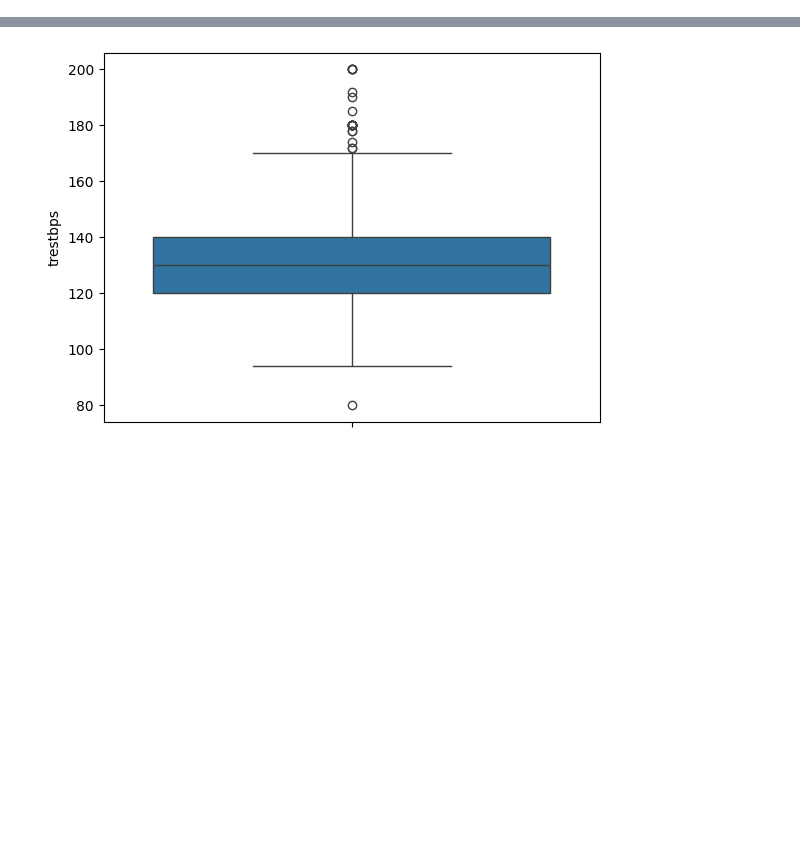
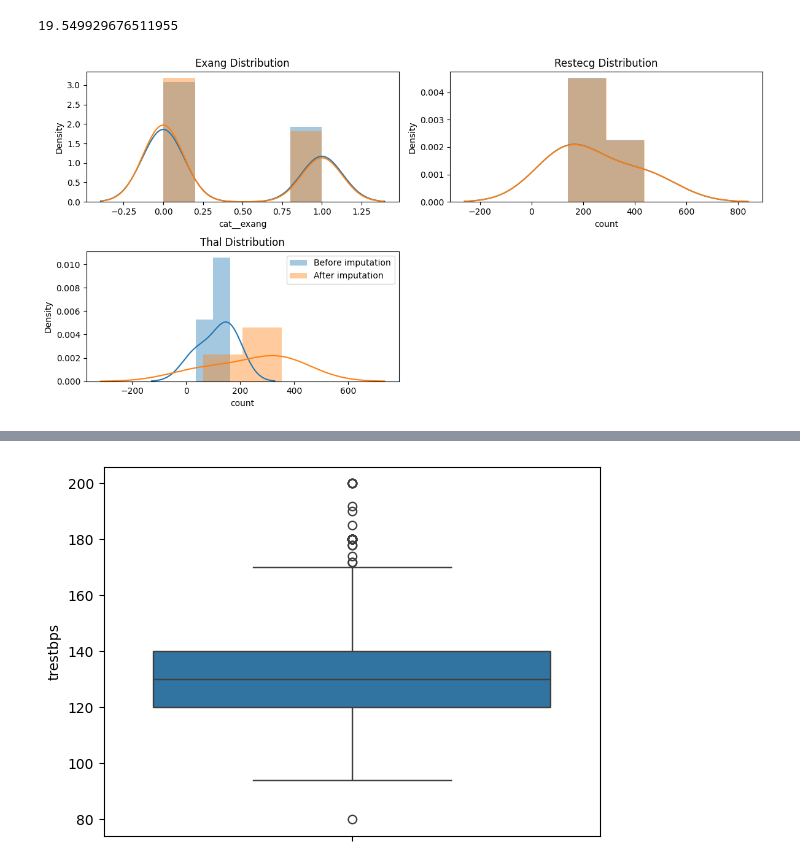
Before and after one commit to SumanGouda/Scikit-Learn-, a Jupyter notebook: PROJECT/HEART DISEASE/heart_disease_predictor.ipynb, the cells around one changed output, grey strips where cells are left out. Drawn from its saved outputs; the diff is of its cells as text; code cells hidden in the pictures; blank space fills up the shorter version.

```diff
--- a/PROJECT/HEART DISEASE/heart_disease_predictor.ipynb
+++ b/PROJECT/HEART DISEASE/heart_disease_predictor.ipynb
@@ -200,0 +196,32 @@ plt.show()
+# %%
+is_zero = X_train[X_train['chol'] == 0].shape[0]
+total = X_train['chol'].dropna().shape[0]
+percentage = (is_zero / total) * 100
+percentage
+# %% [output]
+19.549929676511955
+# %%
+import seaborn as sns
+
+plt.figure(figsize=(12, 6))
+
+plt.subplot(2, 2, 1)
+sns.distplot(X_train['exang'], label='Before imputation')
+sns.distplot(output['cat__exang'], label='After imputation')
+plt.title('Exang Distribution')
+
+plt.subplot(2, 2, 2)
+sns.distplot(X_train['restecg'].value_counts(), label='Before imputation')
+sns.distplot(output['cat__restecg'].value_counts(), label='After imputation')
+plt.title('Restecg Distribution')
+
+plt.subplot(2, 2, 3)
+sns.distplot(X_train['thal'].value_counts(), label='Before imputation')
+sns.distplot(output['remainder__thal'].value_counts(), label='After imputation')
+plt.title('Thal Distribution')
+
+plt.tight_layout()
+plt.legend()
+plt.show()
+# %% [output]
+[figure, added]
```
Also changed, not shown: parts of 31 cells of this notebook.
